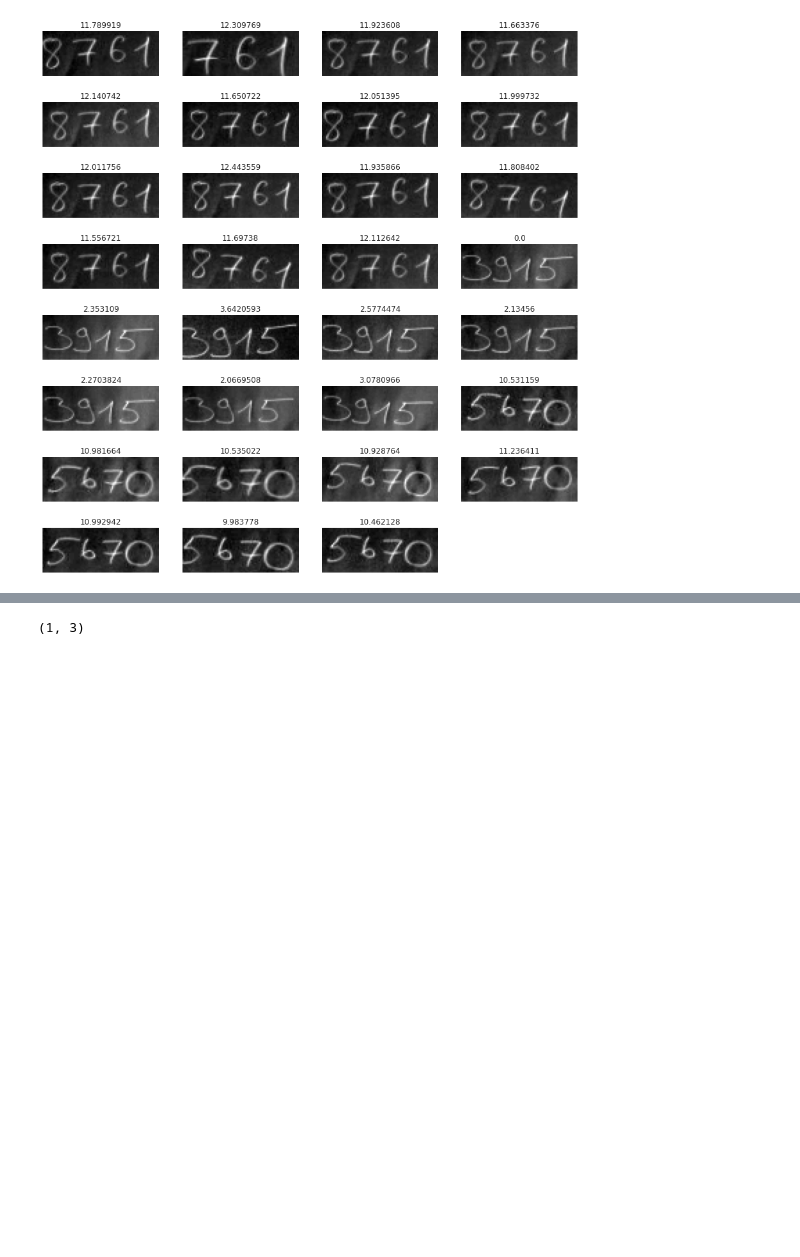
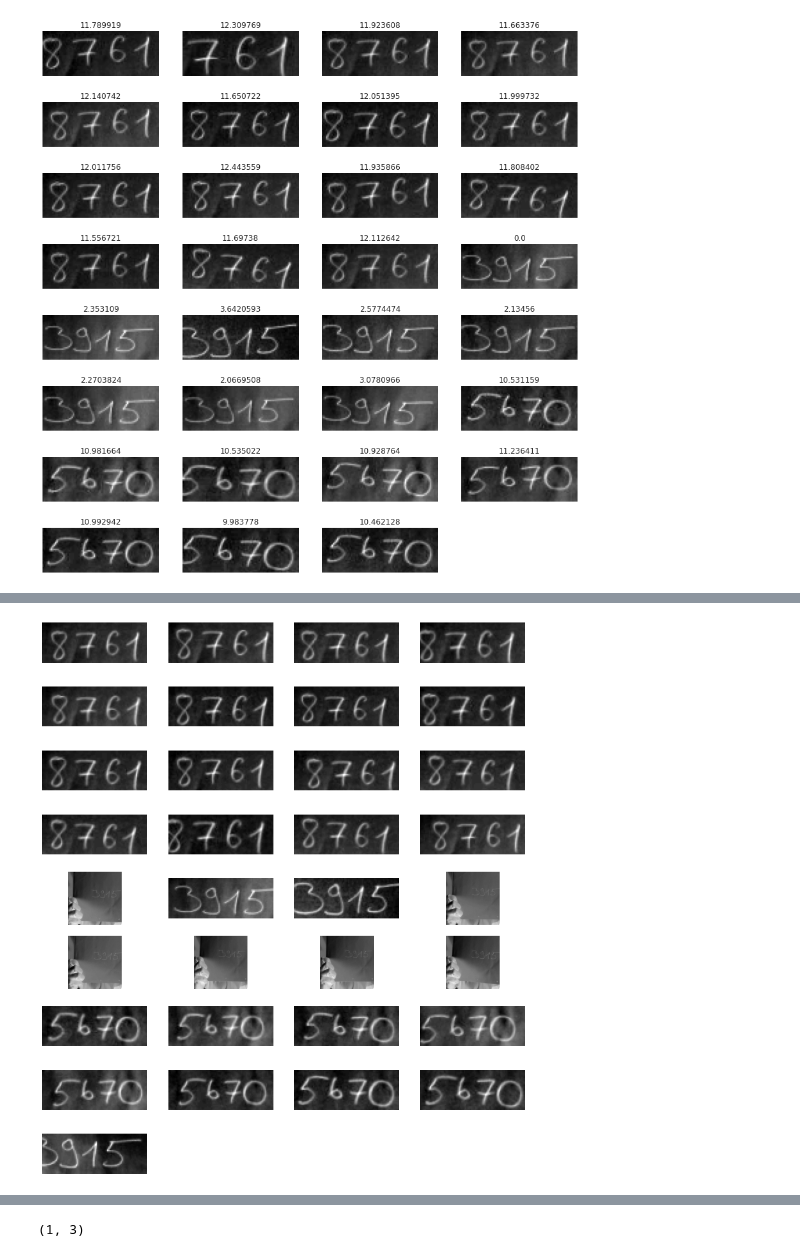
Before and after one commit to tunmustard/features_extractions, a Jupyter notebook: main_detect_pipeline.ipynb, the cells around one changed output, grey strips where cells are left out. Drawn from its saved outputs; the diff is of its cells as text; code cells hidden in the pictures; blank space fills up the shorter version.

```diff
--- a/main_detect_pipeline.ipynb
+++ b/main_detect_pipeline.ipynb
@@ -802,0 +941,10 @@ test_image.shape
+# %%
+test_images = dgen.Image_generator.load_from_folder("Data/4dig/test")
+res_arr = []
+for img in test_images:
+    out = production(img).data
+    res_arr.append(out.reshape(out.shape[0],out.shape[1]))
+
+dbug.Debug.show_images_list(res_arr, col_number = 4, height=2)
+# %% [output]
+[figure, added]
```
Also changed, not shown: parts of 10 cells of this notebook, 1 other file.
